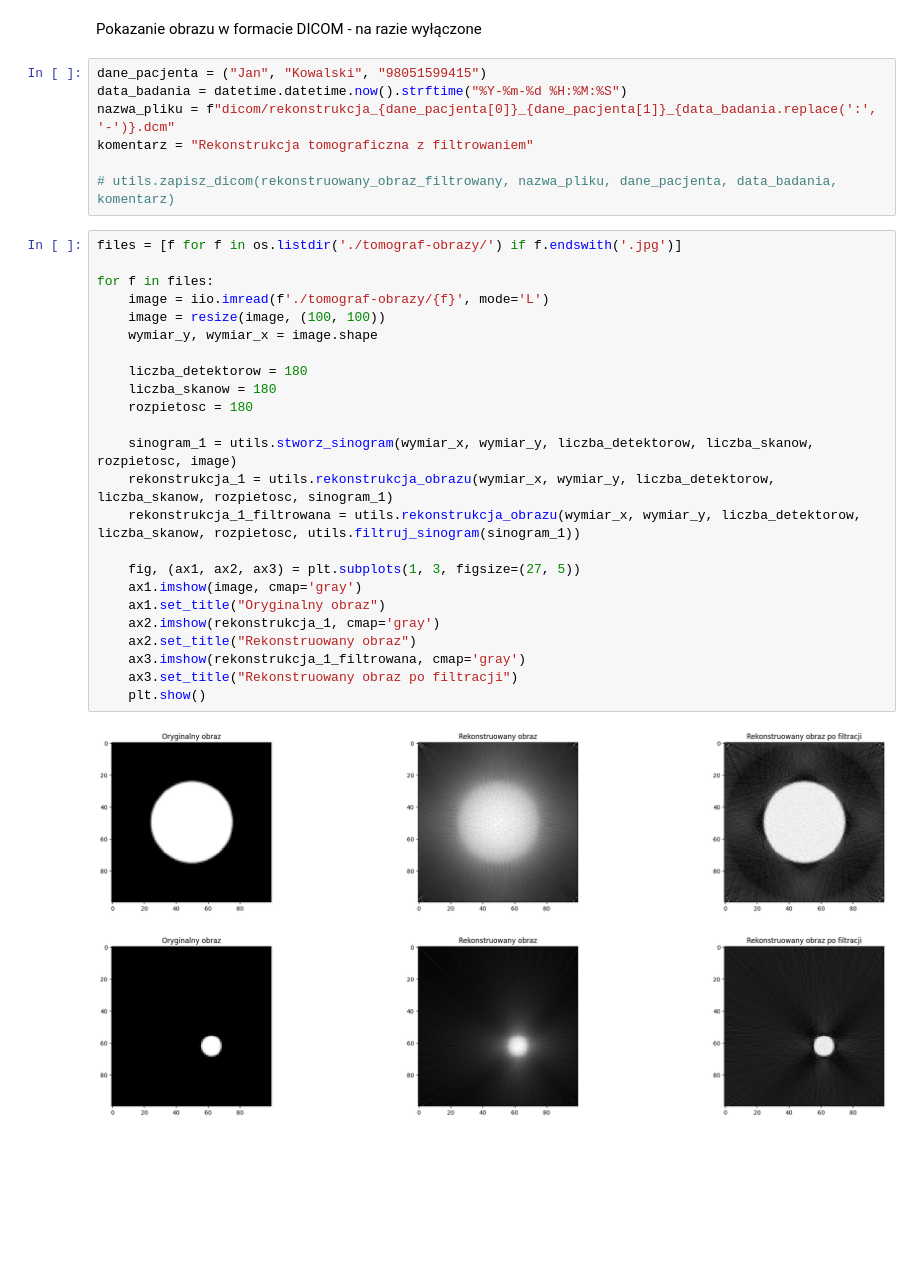
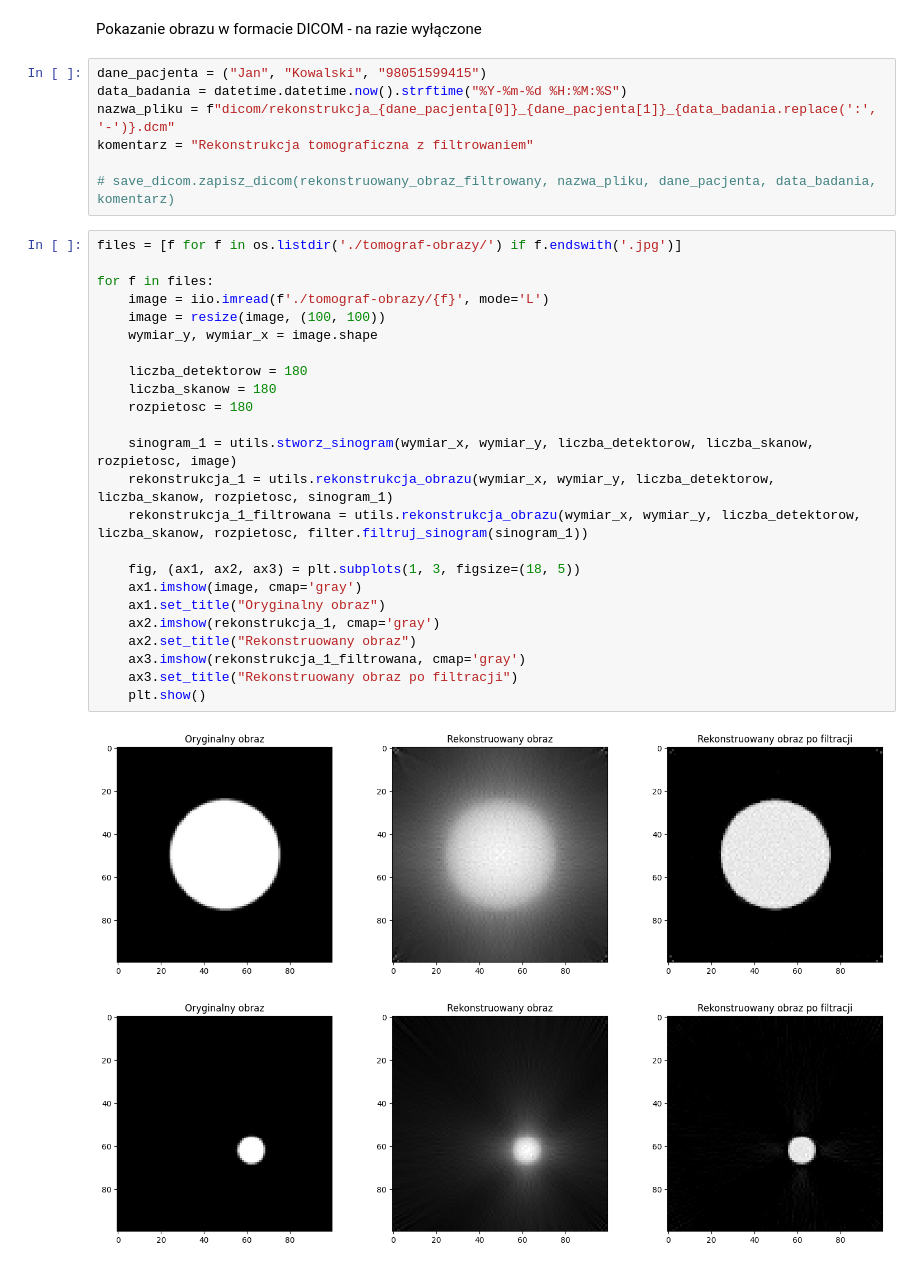
Before and after one commit to KrzysztofZaporowski/Informatyka-w-medycynie, a Jupyter notebook: tomograf/main.ipynb, the cells around one changed output. Drawn from its saved outputs; the diff is of its cells as text; blank space fills up the shorter version.

```diff
--- a/tomograf/main.ipynb
+++ b/tomograf/main.ipynb
@@ -117,31 +118,31 @@ data_badania = datetime.datetime.now().strftime("%Y-%m-%d %H:%M:%S")
 nazwa_pliku = f"dicom/rekonstrukcja_{dane_pacjenta[0]}_{dane_pacjenta[1]}_{data_badania.replace(':', '-')}.dcm"
 komentarz = "Rekonstrukcja tomograficzna z filtrowaniem"
 
-# utils.zapisz_dicom(rekonstruowany_obraz_filtrowany, nazwa_pliku, dane_pacjenta, data_badania, komentarz)
+# save_dicom.zapisz_dicom(rekonstruowany_obraz_filtrowany, nazwa_pliku, dane_pacjenta, data_badania, komentarz)
 # %%
 files = [f for f in os.listdir('./tomograf-obrazy/') if f.endswith('.jpg')]
 
 for f in files:
     image = iio.imread(f'./tomograf-obrazy/{f}', mode='L')
     image = resize(image, (100, 100))
     wymiar_y, wymiar_x = image.shape
 
     liczba_detektorow = 180
     liczba_skanow = 180
     rozpietosc = 180
 
     sinogram_1 = utils.stworz_sinogram(wymiar_x, wymiar_y, liczba_detektorow, liczba_skanow, rozpietosc, image)
     rekonstrukcja_1 = utils.rekonstrukcja_obrazu(wymiar_x, wymiar_y, liczba_detektorow, liczba_skanow, rozpietosc, sinogram_1)
-    rekonstrukcja_1_filtrowana = utils.rekonstrukcja_obrazu(wymiar_x, wymiar_y, liczba_detektorow, liczba_skanow, rozpietosc, utils.filtruj_sinogram(sinogram_1))
+    rekonstrukcja_1_filtrowana = utils.rekonstrukcja_obrazu(wymiar_x, wymiar_y, liczba_detektorow, liczba_skanow, rozpietosc, filter.filtruj_sinogram(sinogram_1))
 
-    fig, (ax1, ax2, ax3) = plt.subplots(1, 3, figsize=(27, 5))
+    fig, (ax1, ax2, ax3) = plt.subplots(1, 3, figsize=(18, 5))
     ax1.imshow(image, cmap='gray')
     ax1.set_title("Oryginalny obraz")
     ax2.imshow(rekonstrukcja_1, cmap='gray')
     ax2.set_title("Rekonstruowany obraz")
     ax3.imshow(rekonstrukcja_1_filtrowana, cmap='gray')
     ax3.set_title("Rekonstruowany obraz po filtracji")
     plt.show()
 # %% [output]
-[figure, old version]
+[figure, new version]
-[figure, old version]
+[figure, new version]
```
Also changed, not shown: parts of 3 cells of this notebook, 5 other files.
